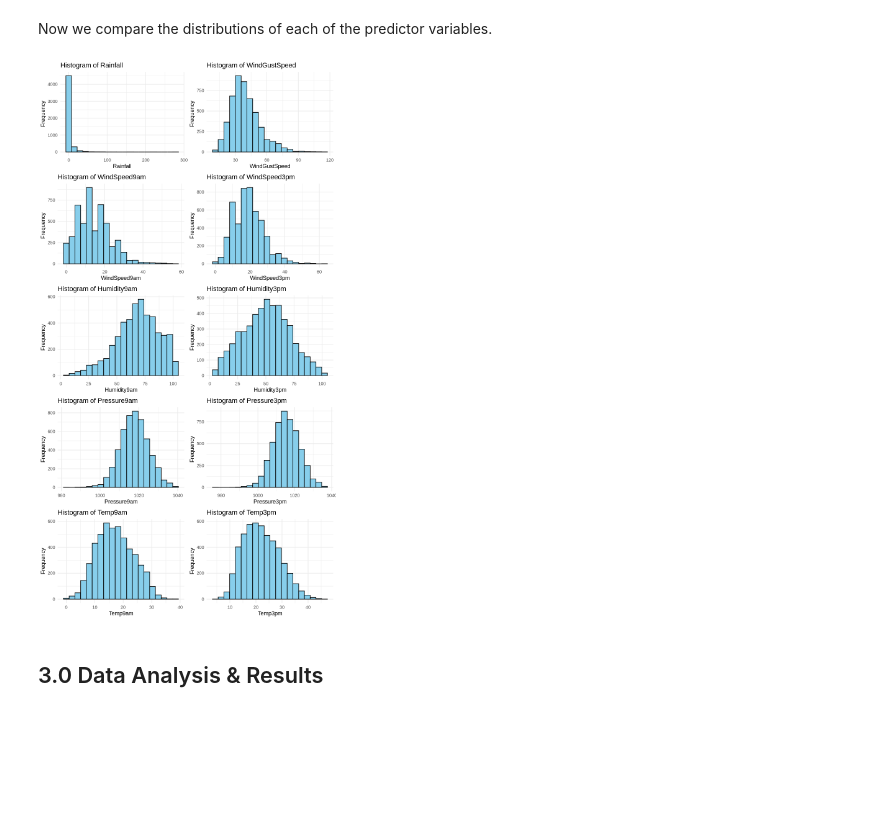
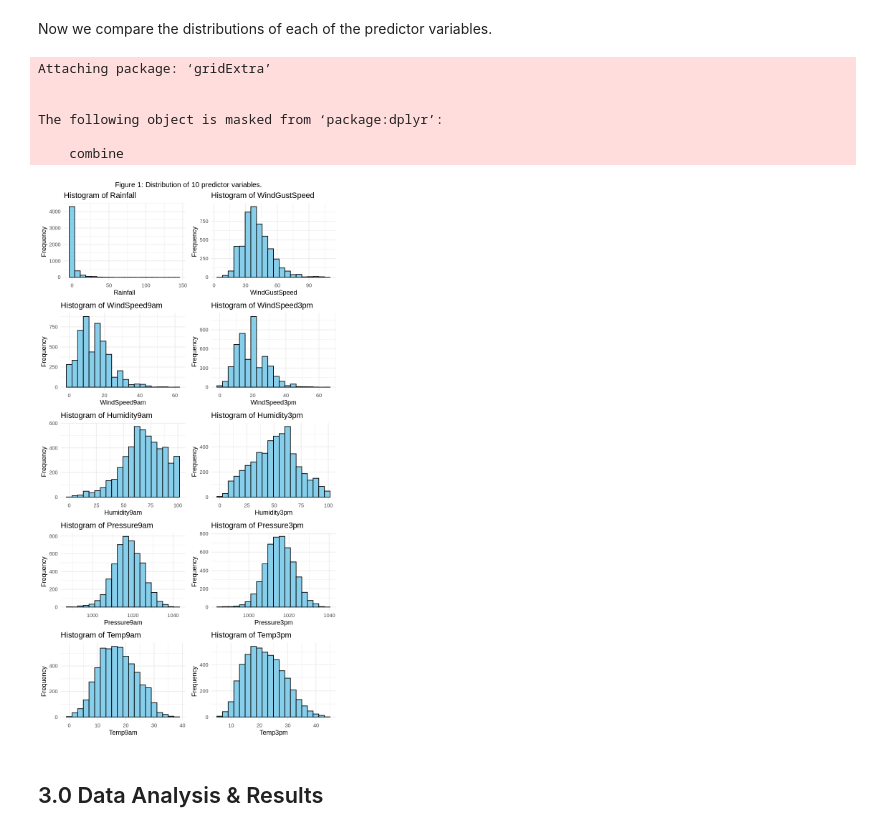
Before and after one commit to tqmemon/australia-rainfall-prediction, a Jupyter notebook: GroupReport.ipynb, the cells around one changed output. Drawn from its saved outputs; the diff is of its cells as text; code cells hidden in the pictures; blank space fills up the shorter version.

Commit message:
ZhihanDong7
Added figure number and legend

```diff
--- a/GroupReport.ipynb
+++ b/GroupReport.ipynb
@@ -179,21 +192,27 @@ Now we compare the distributions of each of the predictor variables.
 # %%
 # Visualize distributions of variables via histogram
 
-options(repr.plot.height = 15, repr.plot.width = 8)
+options(repr.plot.height = 13, repr.plot.width = 7)
 library(ggplot2)
 library(gridExtra)
 
 weather_predictors <- na.omit(select_if(weather_train, is.numeric))
 plots<-lapply(names(weather_predictors), function(col)  {
     ggplot(weather_predictors, aes(x = .data[[col]])) +
       geom_histogram(fill = "skyblue", color = "black",bins=20) +
       labs(title = paste("Histogram of", col),
            x = col, y = "Frequency" ) +
       theme_minimal()
   })
-grid.arrange(grobs = plots, ncol = 2)
+grid.arrange(grobs = plots, ncol = 2, top = "Figure 1: Distribution of 10 predictor variables.")
 # %% [output]
+Attaching package: ‘gridExtra’
+
+
+The following object is masked from ‘package:dplyr’:
+
+    combine
-[figure, old version]
+[figure, new version]
 # %% [markdown]
 ## 3.0 Data Analysis & Results
 # %% [markdown]
```
Also changed, not shown: parts of 5 cells of this notebook.
